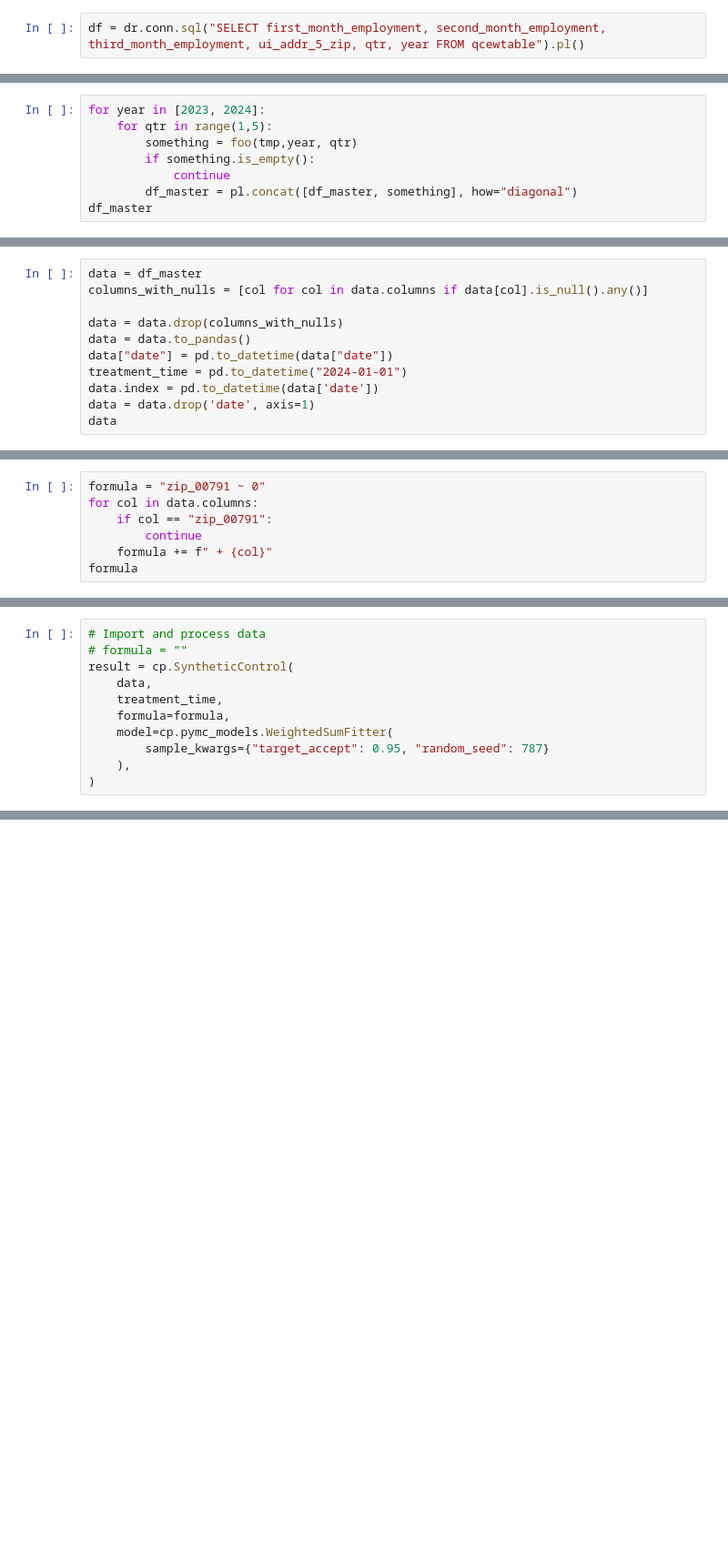
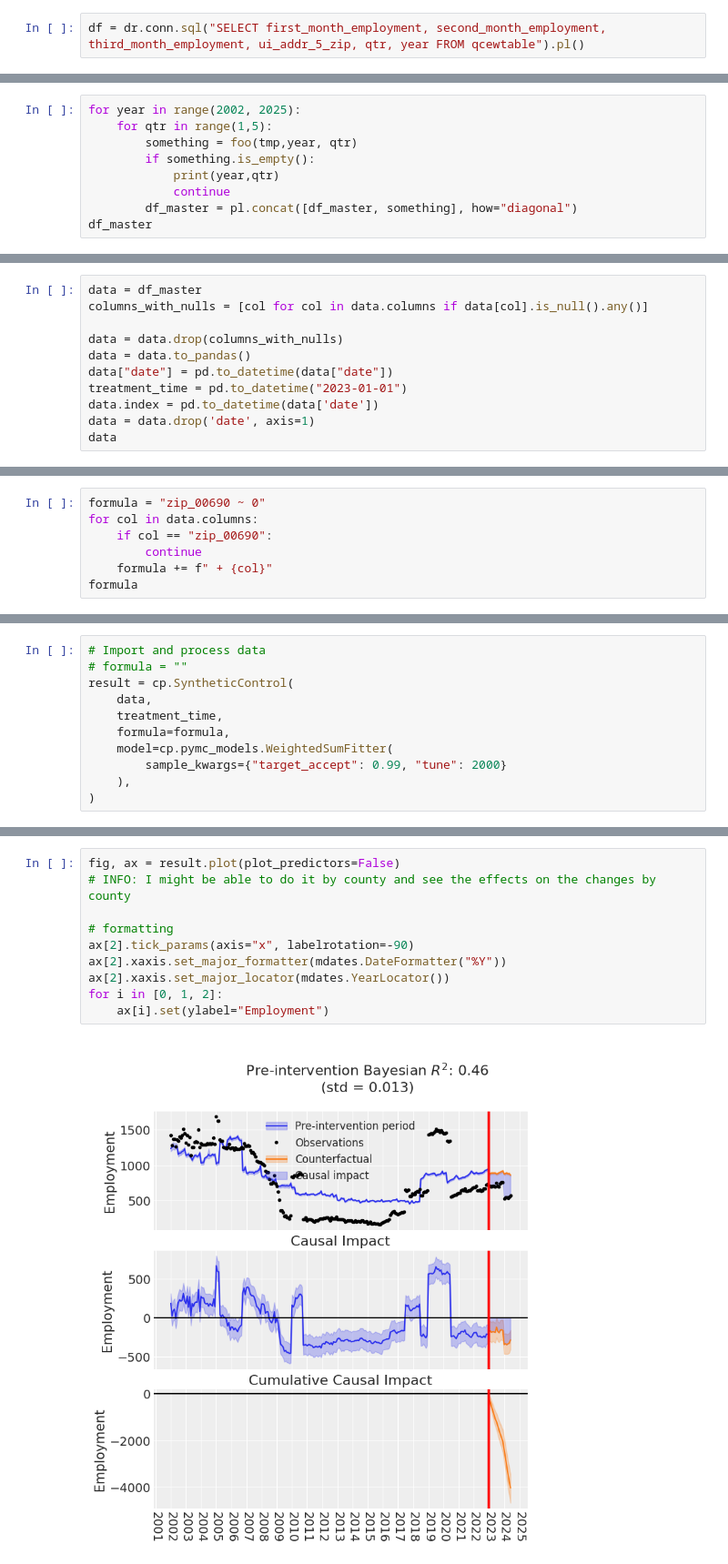
Before and after one commit to ouslan/research-pr-salaries, a Jupyter notebook: notebooks/scratch.ipynb, the cells around one changed output, grey strips where cells are left out. Shown: that part at 91% size. Drawn from its saved outputs; the diff is of its cells as text; blank space fills up the shorter version.

```diff
--- a/notebooks/scratch.ipynb
+++ b/notebooks/scratch.ipynb
@@ -102,8 +129,9 @@ foo(tmp, 2021, 1)
 # %%
-for year in [2023, 2024]:
+for year in range(2002, 2025):
     for qtr in range(1,5):
         something = foo(tmp,year, qtr)
         if something.is_empty():
+            print(year,qtr)
             continue
         df_master = pl.concat([df_master, something], how="diagonal")
 df_master
@@ -114,7 +159,7 @@ columns_with_nulls = [col for col in data.columns if data[col].is_null().any()]
 data = data.drop(columns_with_nulls)
 data = data.to_pandas()
 data["date"] = pd.to_datetime(data["date"])
-treatment_time = pd.to_datetime("2024-01-01")
+treatment_time = pd.to_datetime("2023-01-01")
 data.index = pd.to_datetime(data['date'])
 data = data.drop('date', axis=1)
 data
@@ -121,7 +181,7 @@ data
 # %%
-formula = "zip_00791 ~ 0"
+formula = "zip_00690 ~ 0"
 for col in data.columns:
-    if col == "zip_00791":
+    if col == "zip_00690":
         continue
     formula += f" + {col}"
 formula
@@ -133,6 +195,6 @@ result = cp.SyntheticControl(
     treatment_time,
     formula=formula,
     model=cp.pymc_models.WeightedSumFitter(
-        sample_kwargs={"target_accept": 0.95, "random_seed": 787}
+        sample_kwargs={"target_accept": 0.99, "tune": 2000}
     ),
 )
@@ -142,3 +213,15 @@ az.plot_trace(result.idata, var_names=["~mu"], compact=False)
+# %%
+fig, ax = result.plot(plot_predictors=False)
+# INFO: I might be able to do it by county and see the effects on the changes by county
+
+# formatting
+ax[2].tick_params(axis="x", labelrotation=-90)
+ax[2].xaxis.set_major_formatter(mdates.DateFormatter("%Y"))
+ax[2].xaxis.set_major_locator(mdates.YearLocator())
+for i in [0, 1, 2]:
+    ax[i].set(ylabel="Employment")
+# %% [output]
+[figure, added]
 # %%
 fig, ax = result.plot(plot_predictors=False)
 
```
Also changed, not shown: parts of 18 cells of this notebook, 1 other file.
